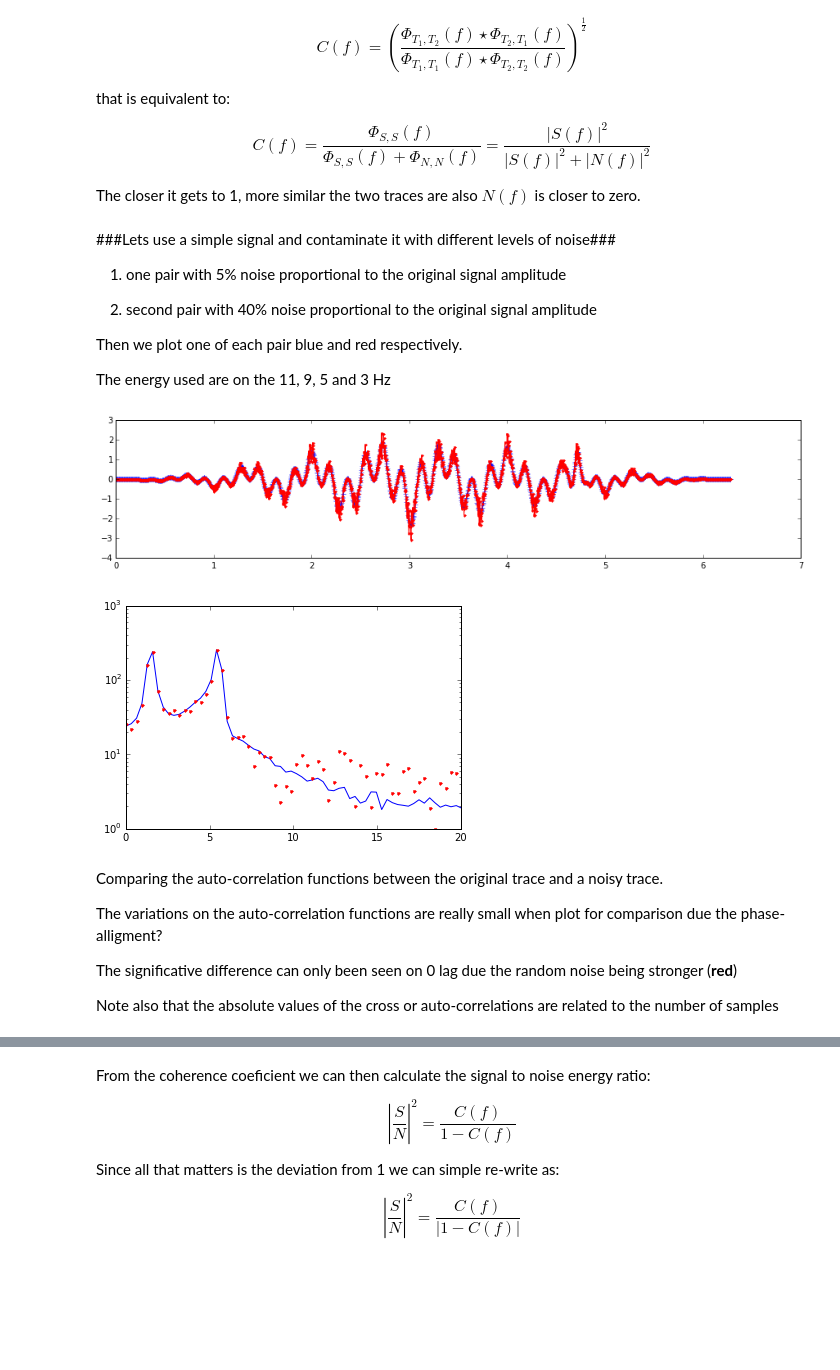
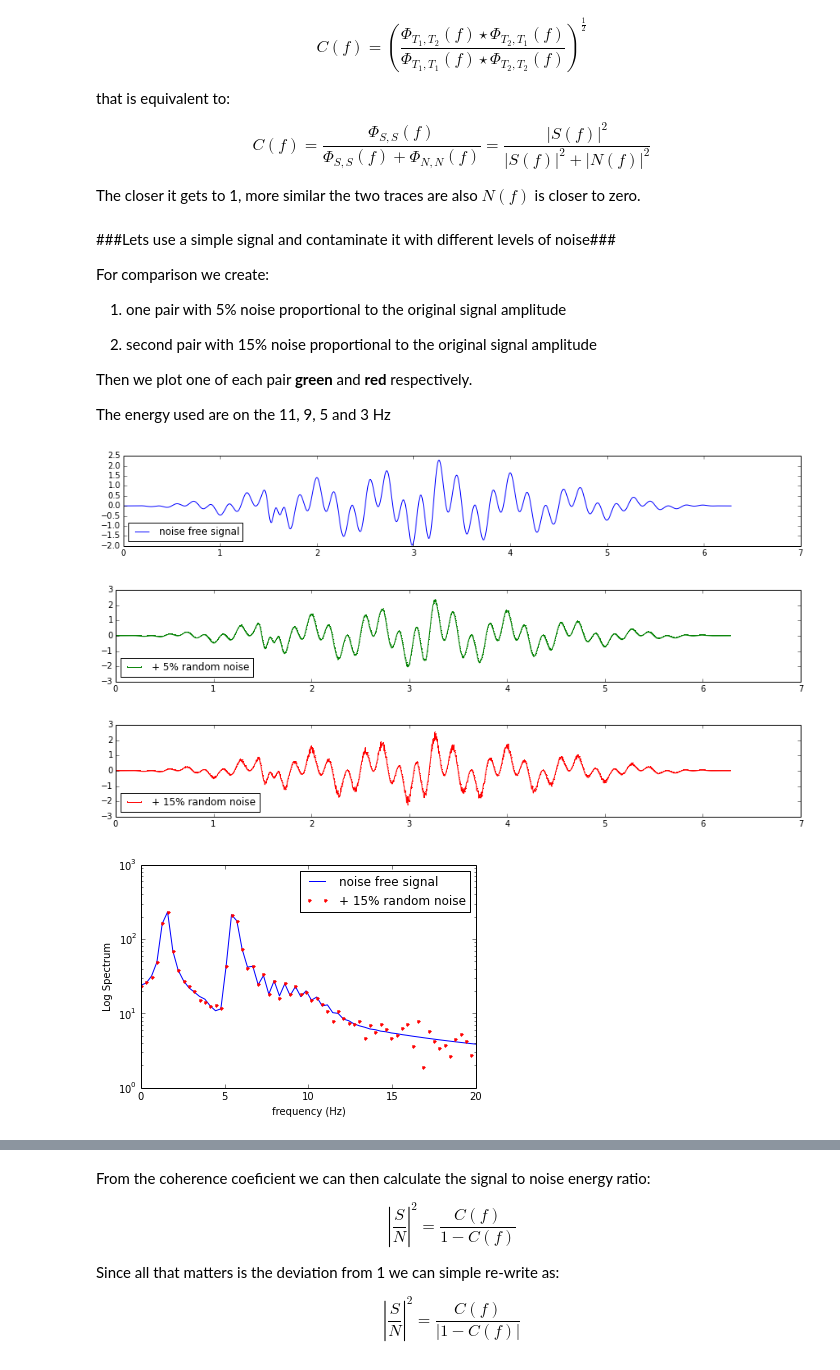
Before and after one commit to eusoubrasileiro/geonumerics, a Jupyter notebook: ipython_notebooks/SN ratio coherence.ipynb, the cells around one changed output, grey strips where cells are left out. Saved outputs shown, nothing was run; the diff lists cells and outputs as text; code cells hidden in the pictures; blank space fills up the shorter version.

```diff
--- a/ipython_notebooks/SN ratio coherence.ipynb
+++ b/ipython_notebooks/SN ratio coherence.ipynb
@@ -57,49 +57,55 @@ The closer it gets to 1, more similar the two traces are also $N(f)$ is closer t
 # %% [markdown]
 ###Lets use a simple signal and contaminate it with different levels of noise###
 
+For comparison we create:
+
 1. one pair with 5% noise proportional to the original signal amplitude
 
-2. second pair with 40% noise proportional to the original signal amplitude
+2. second pair with 15% noise proportional to the original signal amplitude
 
-Then we plot one of each pair blue and red respectively.
+Then we plot one of each pair **green** and **red** respectively.
 
 The energy used are on the 11, 9, 5 and 3 Hz
 # %%
 import numpy as np
 import pylab
 from scipy import signal
 
 %matplotlib inline
 
 n = 2000
 t = np.linspace(0, 2*3.14159, n)
-y = np.cos(t*3*np.pi)+np.cos(t*11*np.pi)+signal.gausspulse(t-1.5*np.pi, fc=9)+signal.gausspulse(t-np.pi, fc=5) # noise free
+y = np.cos(t*3*np.pi)+np.cos(t*11*np.pi)+signal.gausspulse(t-0.5*np.pi, fc=9)-signal.gausspulse(t-np.pi, fc=5) # noise free
 y = y*signal.hanning(n) # in case you want to test just uncomment it
 y -= y.mean()
 y0 = y + 0.05*y*(2*np.random.rand(n)-1) # + noise A 5%
 y1  = y + 0.05*y*(2*np.random.rand(n)-1) # + noise B 5%
-y2 = y + 0.4*y*(2*np.random.rand(n)-1) # + noise C 40%
-y3  = y + 0.4*y*(2*np.random.rand(n)-1) # + noise D 40%
-pylab.figure(figsize=(15,3))
-pylab.plot(t, y1, '+b-')
-pylab.plot(t, y2, '.r-')
+y2 = y + 0.15*y*(2*np.random.rand(n)-1) # + noise C 15%
+y3  = y + 0.15*y*(2*np.random.rand(n)-1) # + noise D 15%
+pylab.figure(figsize=(15,2))
+pylab.plot(t, y, 'b', label="noise free signal")
+pylab.legend(loc=3)
+pylab.figure(figsize=(15,2))
+pylab.plot(t, y1, ',g-', label="+ 5% random noise")
+pylab.legend(loc=3)
+pylab.figure(figsize=(15,2))
+pylab.plot(t, y2, ',r-', label="+ 15% random noise")
+pylab.legend(loc=3)
 pylab.show()
 # %% [output]
-[figure, old version]
+[figure, new version]
+[figure, added]
+[figure, added]
 # %%
 fs = np.fft.fftfreq(n, 3.14159/n)
-pylab.plot(fs[:n/2], np.abs(np.fft.fft(y1[:n/2])), 'b-') # just half spectrum needed (real functions)
-pylab.plot(fs[:n/2], np.abs(np.fft.fft(y2[:n/2])), '.r')
+pylab.plot(fs[:n/2], np.abs(np.fft.fft(y[:n/2])), 'b-', label="noise free signal")  # just half spectrum needed (real functions)
+pylab.plot(fs[:n/2], np.abs(np.fft.fft(y2[:n/2])), '.r', label="+ 15% random noise")
 pylab.xlim(0, 20)
 pylab.ylim(1, 1000)
+pylab.legend(loc=1)
 pylab.yscale('log')
+pylab.xlabel('frequency (Hz)')
+pylab.ylabel('Log Spectrum')
+pylab.show()
 # %% [output]
-[figure, old version]
+[figure, new version]
-# %% [markdown]
-Comparing the auto-correlation functions between the original trace and a noisy trace.
-
-The variations on the auto-correlation functions are really small when plot for comparison due the phase-alligment?
-
-The significative difference can only been seen on 0 lag due the random noise being stronger (**red**)
-
-Note also that the absolute values of the cross or auto-correlations are related to the number of samples
```
Also changed, not shown: parts of 8 cells of this notebook.
